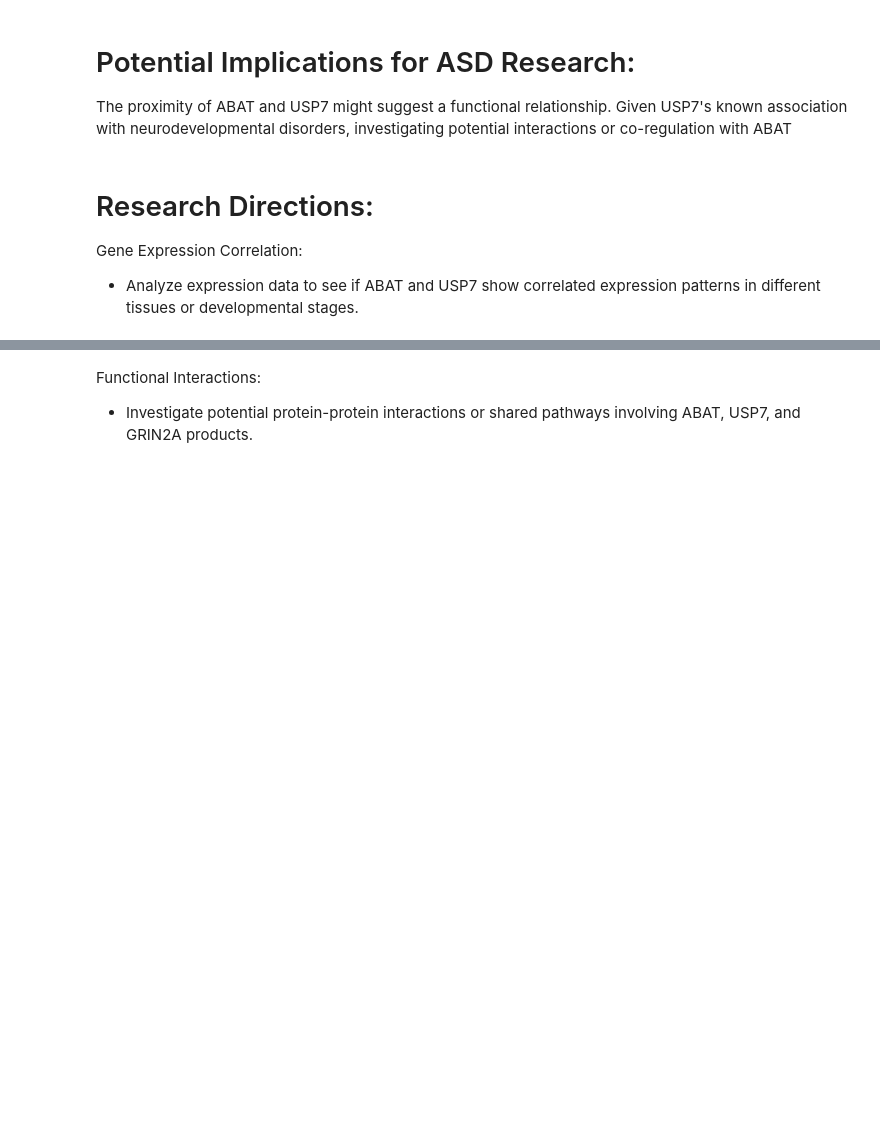
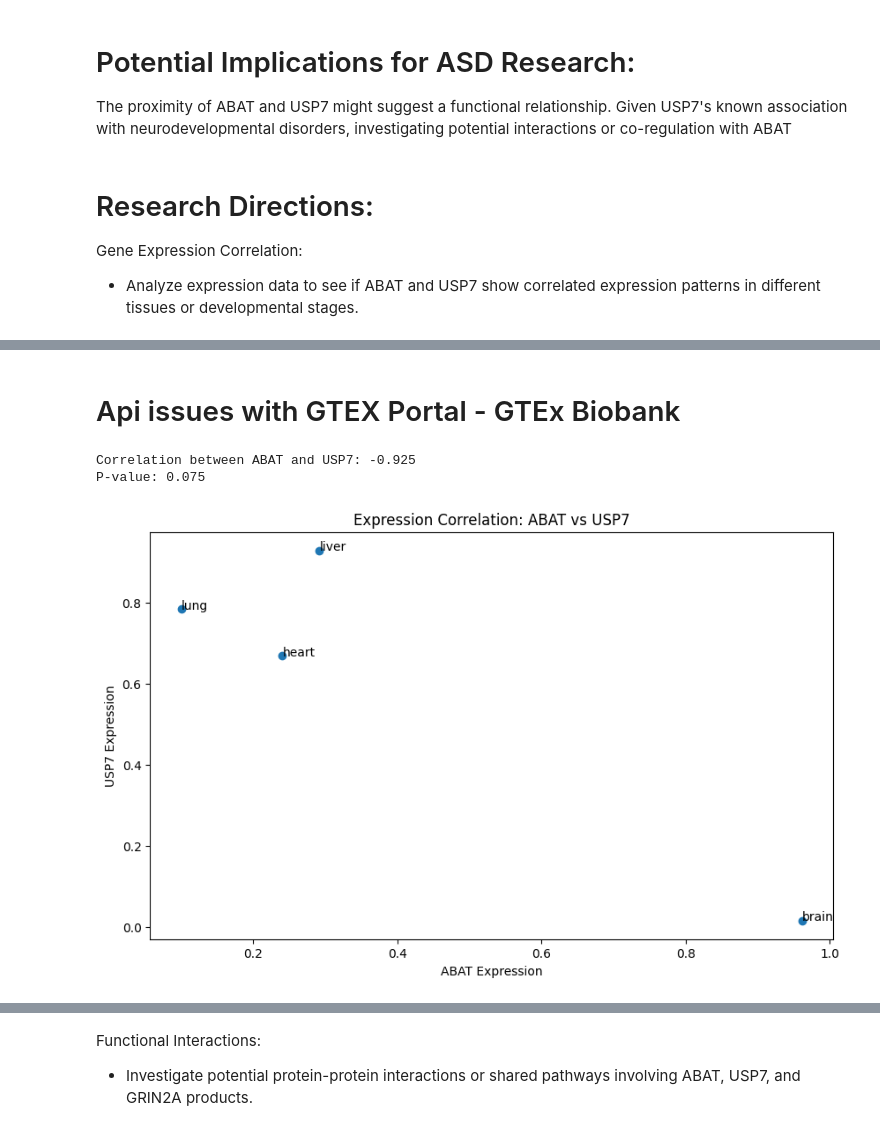
Before and after one commit to TBKHori/Bio-Medical-Tech, a Jupyter notebook: ABAT .ipynb, the cells around one changed output, grey strips where cells are left out. Cells and saved outputs as stored; diff of their text form; code cells hidden in the pictures; blank space fills up the shorter version.

Commit message:
Research backdrop delay.
Data access insufficiency.

```diff
--- a/ABAT .ipynb
+++ b/ABAT .ipynb
@@ -362,0 +452,45 @@ Gene Expression Correlation:
+# %%
+import pandas as pd
+import numpy as np
+import matplotlib.pyplot as plt
+from scipy import stats
+
+# This is a placeholder for actual data fetching
+# In reality, you'd need to access these databases through their APIs or download the data
+
+def fetch_expression_data(gene1, gene2):
+    # Placeholder function
+    # Replace with actual data fetching from GTEx, BrainSpan, etc.
+    tissues = ['brain', 'liver', 'heart', 'lung']
+    gene1_exp = np.random.rand(len(tissues))
+    gene2_exp = np.random.rand(len(tissues))
+    return pd.DataFrame({'tissue': tissues, gene1: gene1_exp, gene2: gene2_exp})
+
+data = fetch_expression_data('ABAT', 'USP7')
+# %% [markdown]
+# Api issues with GTEX Portal - GTEx Biobank
+# %%
+def analyze_correlation(data, gene1, gene2):
+    correlation, p_value = stats.pearsonr(data[gene1], data[gene2])
+    print(f"Correlation between {gene1} and {gene2}: {correlation:.3f}")
+    print(f"P-value: {p_value:.3f}")
+    return correlation, p_value
+
+correlation, p_value = analyze_correlation(data, 'ABAT', 'USP7')
+# %% [output]
+Correlation between ABAT and USP7: -0.925
+P-value: 0.075
+# %%
+def plot_expression(data, gene1, gene2):
+    plt.figure(figsize=(10, 6))
+    plt.scatter(data[gene1], data[gene2])
+    plt.xlabel(gene1 + ' Expression')
+    plt.ylabel(gene2 + ' Expression')
+    plt.title(f'Expression Correlation: {gene1} vs {gene2}')
+    for i, tissue in enumerate(data['tissue']):
+        plt.annotate(tissue, (data[gene1][i], data[gene2][i]))
+    plt.show()
+
+plot_expression(data, 'ABAT', 'USP7')
+# %% [output]
+[figure, added]
```
Also changed, not shown: parts of 7 cells of this notebook.
